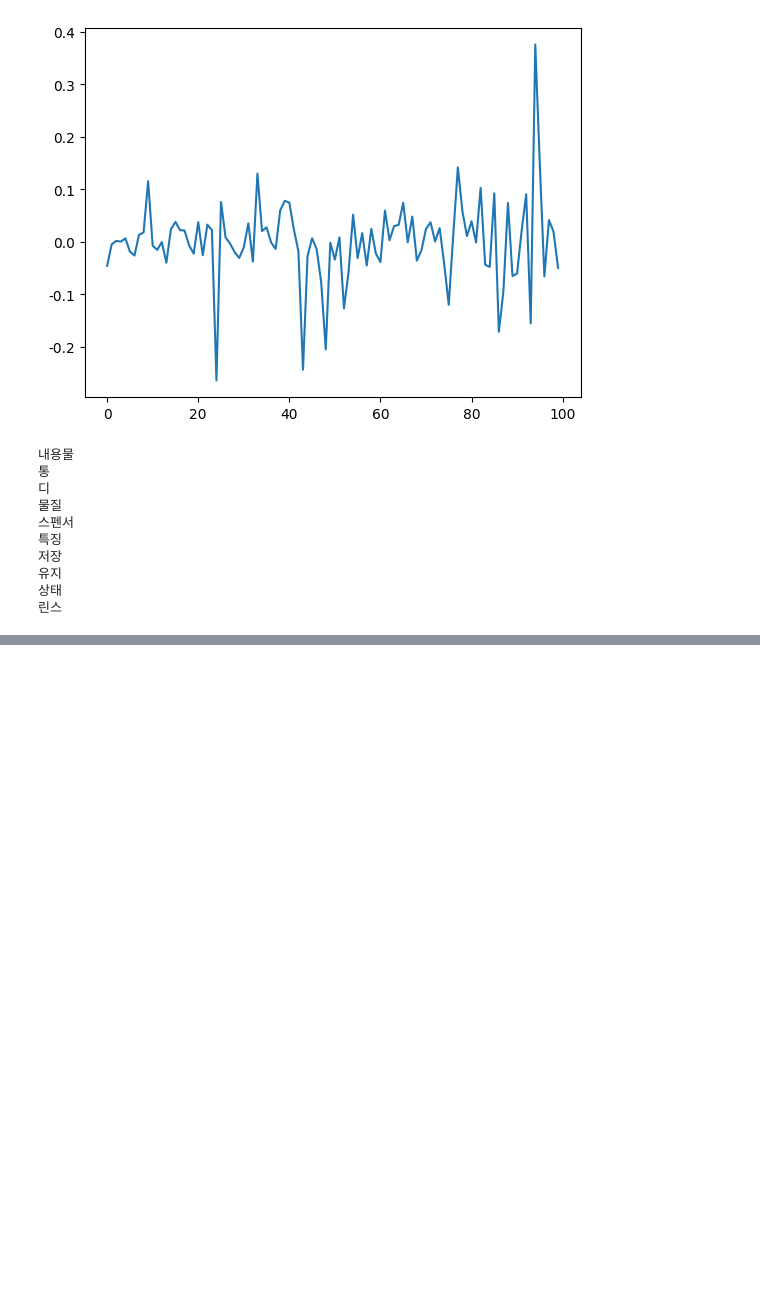
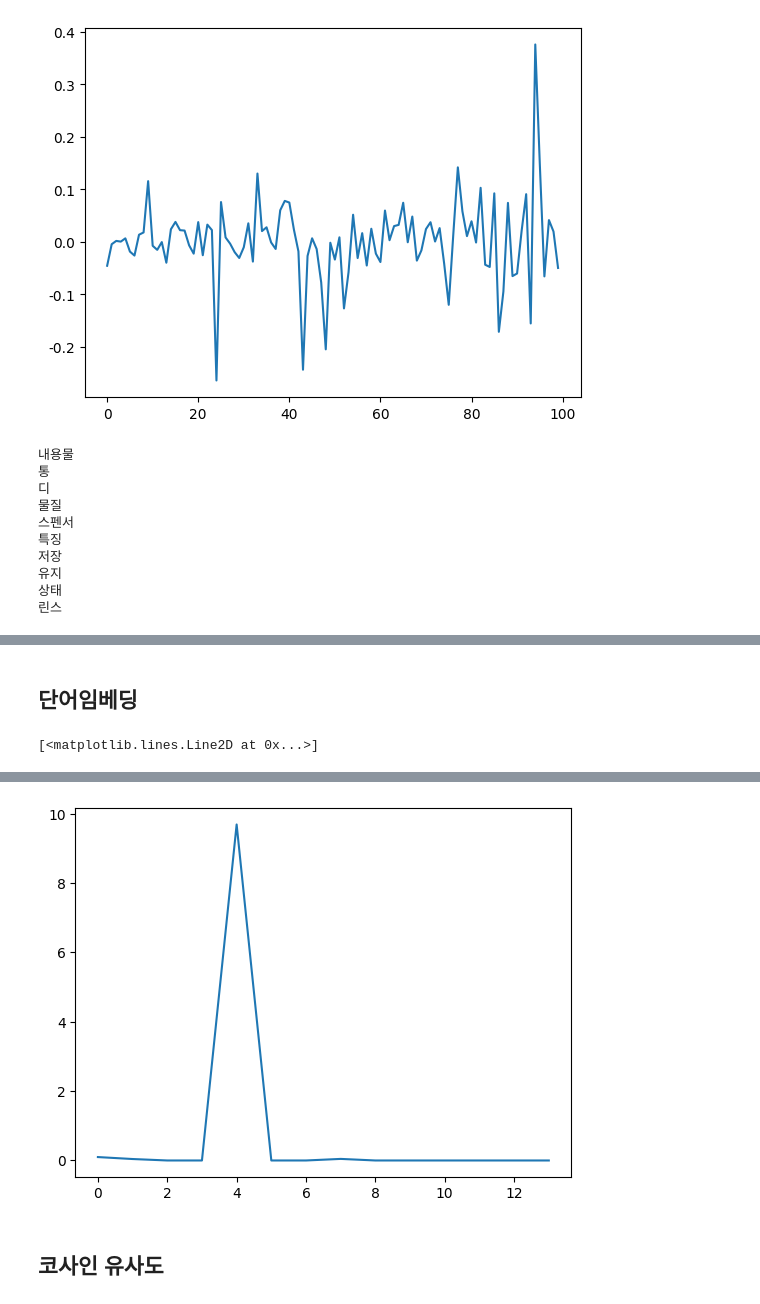
Before and after one commit to Hwijune/hackt, a Jupyter notebook: 06_TextAnalytics/04_토픽모델링.ipynb, the cells around one changed output, grey strips where cells are left out. Saved outputs shown, nothing was run; the diff lists cells and outputs as text; code cells hidden in the pictures; blank space fills up the shorter version.

```diff
--- a/06_TextAnalytics/04_토픽모델링.ipynb
+++ b/06_TextAnalytics/04_토픽모델링.ipynb
@@ -178,11 +180,5 @@ nanum_font
 # %%
-# from matplotlib import font_manager
-# for font in font_manager.fontManager.ttflist:
-#     if 'Nanum' in font.name:
-#         print(font.name, font.fname)
-
-path = '/usr/share/fonts/truetype/nanum/NanumGothic.ttf'  # 설치된 나눔글꼴중 원하는 녀석의 전체 경로를 가져오자
-font_name = fm.FontProperties(fname=path, size=10).get_name()
-print(font_name)
-plt.rc('font', family=font_name)
-plt.rc('axes', unicode_minus=False)
+from matplotlib import font_manager
+for font in font_manager.fontManager.ttflist:
+    if 'Nanum' in font.name:
+        print(font.name, font.fname)
@@ -191,3 +185,7 @@ NanumGothic
+# %%
+import matplotlib.pyplot as plt
+plt.rc('font', family='NanumGothic')
+plt.rc('axes', unicode_minus=False)
 # %%
 from adjustText import adjust_text
 plt.plot(pos[:, 0], pos[:, 1], '.')
@@ -296,0 +297,4 @@ for j in topic_words_idx[-1:-11:-1]:
+# %%
+from sklearn.decomposition import TruncatedSVD
+svd = TruncatedSVD(n_components=100, random_state=1234)
+svd.fit(dtm)
@@ -296,0 +326,16 @@ for j in topic_words_idx[-1:-11:-1]:
+# %%
+from sklearn.decomposition import NMF
+NUM_TOPICS = 14
+nmf = NMF(n_components=NUM_TOPICS)
+doc_emb = nmf.fit_transform(dtm)
+# %% [markdown]
+## 단어임베딩
+# %%
+word_emb = nmf.components_.T
+
+words = cv.get_feature_names_out().tolist()
+i = words.index('모발')
+
+plt.plot(word_emb[i])
+# %% [output]
+[<matplotlib.lines.Line2D at 0x...>]
@@ -296,0 +359,3 @@ for j in topic_words_idx[-1:-11:-1]:
+[figure, added]
+# %% [markdown]
+## 코사인 유사도
```
Also changed, not shown: parts of 75 cells of this notebook.
